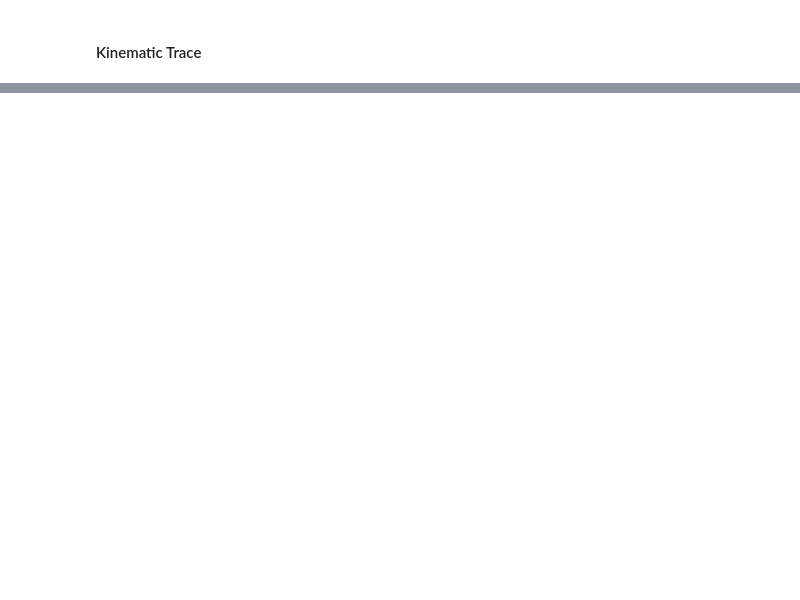
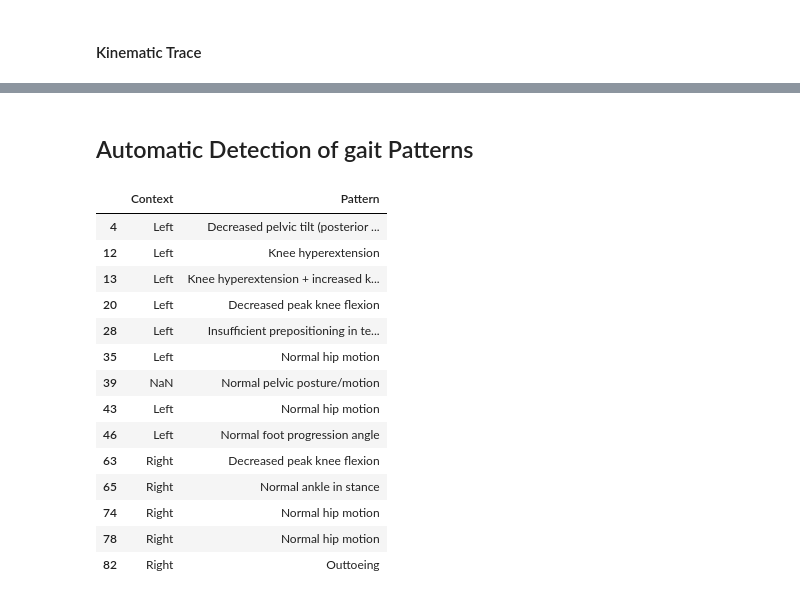
Before and after one commit to pyCGM2/pyCGM2, a Jupyter notebook: notebook/InteractiveGaitReport-yaml.ipynb, the cells around one changed output, grey strips where cells are left out. Drawn from its saved outputs; the diff is of its cells as text; code cells hidden in the pictures; blank space fills up the shorter version.

```diff
--- a/notebook/InteractiveGaitReport-yaml.ipynb
+++ b/notebook/InteractiveGaitReport-yaml.ipynb
@@ -238,0 +250,40 @@ ax.set_ylim()
+# %% [markdown]
+## Automatic Detection of gait Patterns
+# %%
+from pyCGM2.Processing import jointPatterns
+
+#pd.set_option('max_colwidth', 4000)
+
+
+RULES_PATH = pyCGM2.CONFIG.MAIN_PYCGM2_PATH +"Data\\jointPatterns\\"
+rulesXls = RULES_PATH+"Nieuwenhuys2017.xlsx"
+
+jpp = jointPatterns.XlsJointPatternProcedure(rulesXls)
+
+dpf = jointPatterns.JointPatternFilter(jpp, analysis)
+dataFrameValues = dpf.getValues()
+dataFramePatterns = dpf.getPatterns(filter=True)
+display(dataFramePatterns)
+#xlsExport = exporter.XlsExportDataFrameFilter()
+#xlsExport.setDataFrames([dataFrameValues])
+#xlsExport.export("CGM2.3-TestsPointData", path=DATA_PATH_OUT)
+
+#xlsExport = exporter.XlsExportDataFrameFilter()
+#xlsExport.setDataFrames([dataFramePatterns])
+#xlsExport.export("CGM2.3-TestsPatternsData", path=DATA_PATH_OUT)
+# %% [output]
+|  | Context | Pattern |
+| 4 | Left | Decreased pelvic tilt (posterior ... |
+| 12 | Left | Knee hyperextension |
+| 13 | Left | Knee hyperextension + increased k... |
+| 20 | Left | Decreased peak knee flexion |
+| 28 | Left | Insufficient prepositioning in te... |
+| 35 | Left | Normal hip motion |
+| 39 | NaN | Normal pelvic posture/motion |
+| 43 | Left | Normal hip motion |
+| 46 | Left | Normal foot progression angle |
+| 63 | Right | Decreased peak knee flexion |
+| 65 | Right | Normal ankle in stance |
+| 74 | Right | Normal hip motion |
+| 78 | Right | Normal hip motion |
+| 82 | Right | Outtoeing |
```
Also changed, not shown: parts of 11 cells of this notebook.
